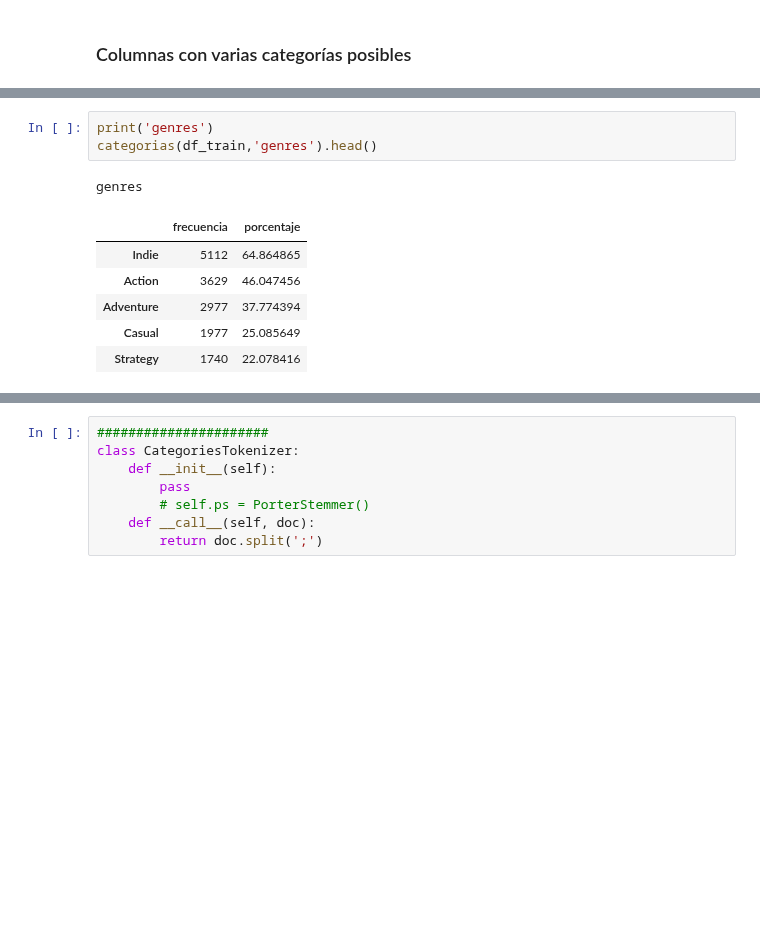
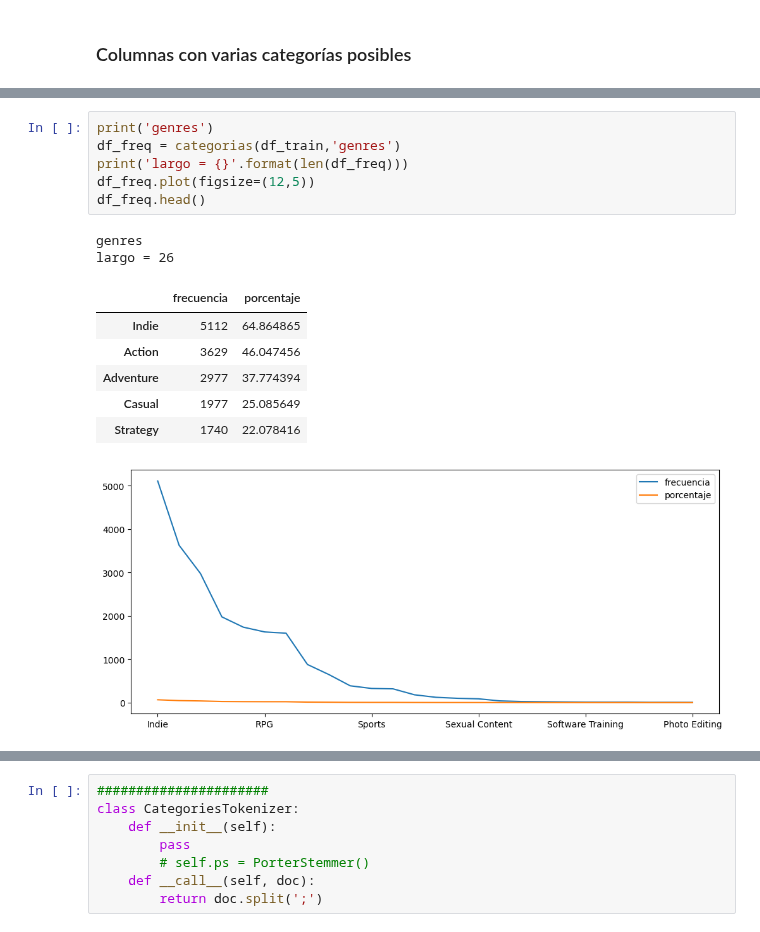
Before and after one commit to camilocarvajalreyes/laboratorios-MDS7202, a Jupyter notebook: Proyecto/borrador_EDA.ipynb, the cells around one changed output, grey strips where cells are left out. Cells and saved outputs as stored; diff of their text form; blank space fills up the shorter version.

```diff
--- a/Proyecto/borrador_EDA.ipynb
+++ b/Proyecto/borrador_EDA.ipynb
@@ -143,13 +152,18 @@ categories
 # %%
 print('genres')
-categorias(df_train,'genres').head()
+df_freq = categorias(df_train,'genres')
+print('largo = {}'.format(len(df_freq)))
+df_freq.plot(figsize=(12,5))
+df_freq.head()
 # %% [output]
 genres
+largo = 26
 |  | frecuencia | porcentaje |
 | Indie | 5112 | 64.864865 |
 | Action | 3629 | 46.047456 |
 | Adventure | 2977 | 37.774394 |
 | Casual | 1977 | 25.085649 |
 | Strategy | 1740 | 22.078416 |
+[figure, added]
 # %%
 print('tags')
```
Also changed, not shown: parts of 7 cells of this notebook, 1 other file.
